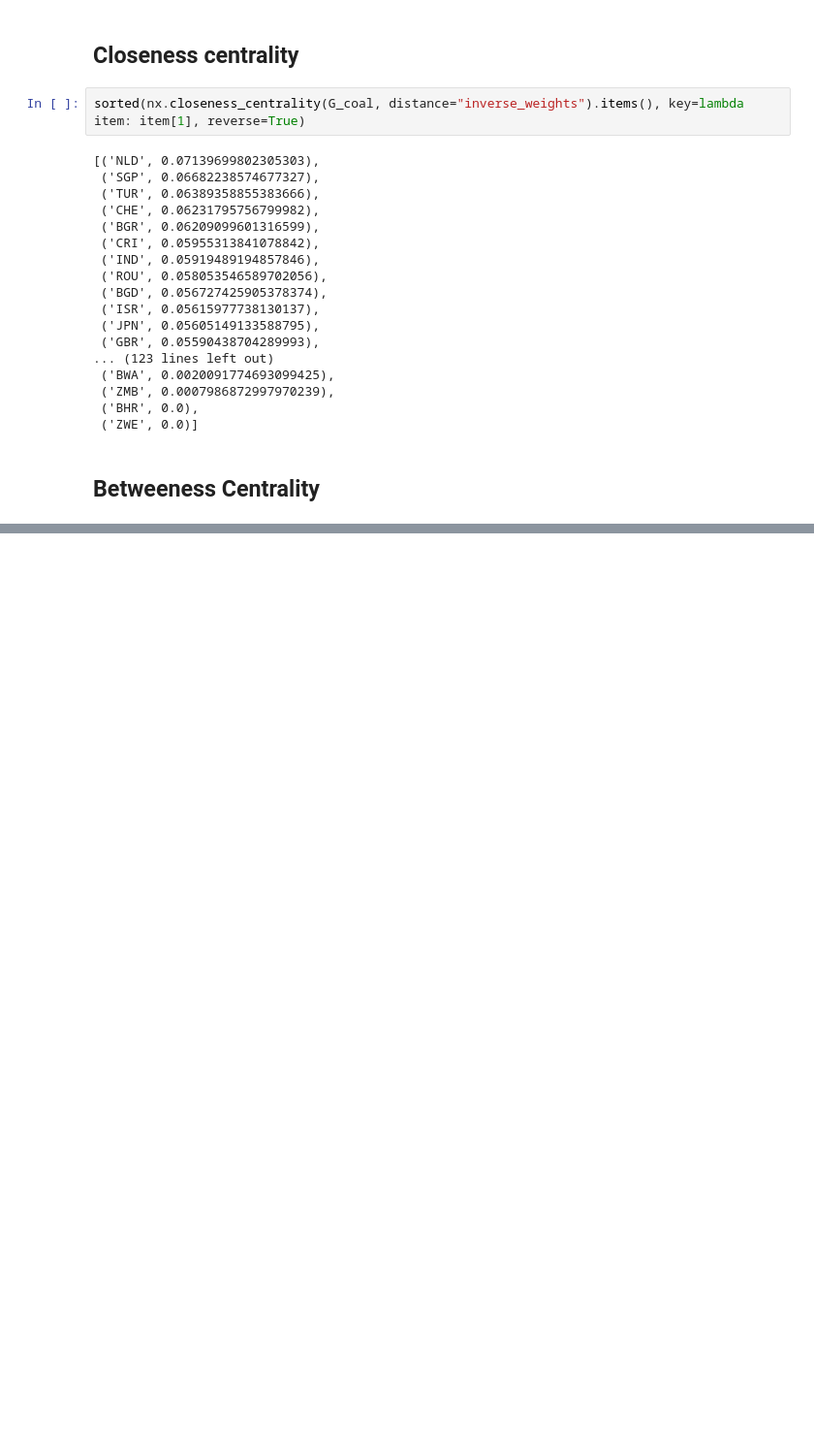
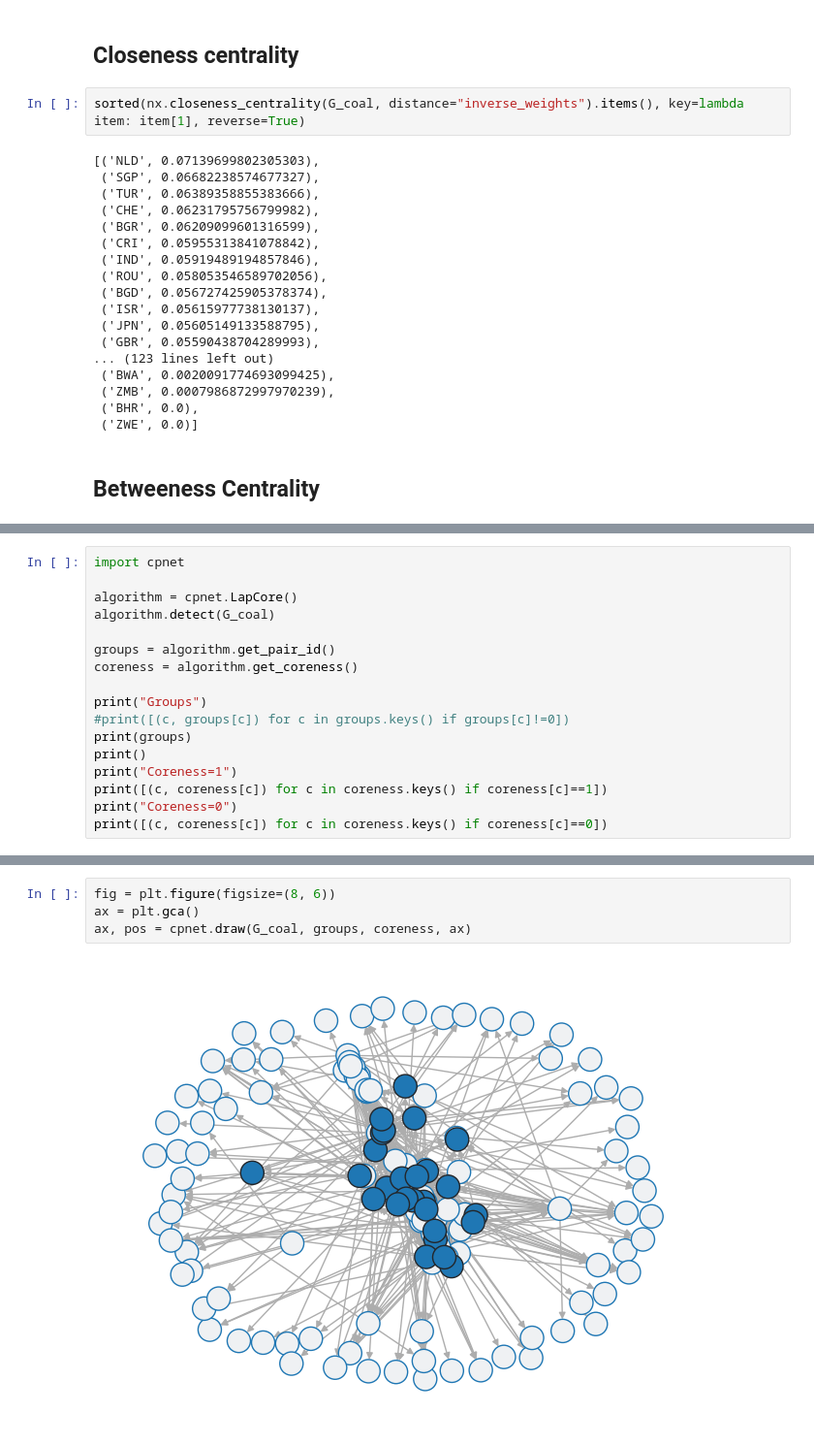
Before and after one commit to HumidBore/Social-Network-Analysis, a Jupyter notebook: SocialNetworkAnalysis.ipynb, the cells around one changed output, grey strips where cells are left out. Shown at 97% size. Saved outputs shown, nothing was run; the diff lists cells and outputs as text; blank space fills up the shorter version.

```diff
--- a/SocialNetworkAnalysis.ipynb
+++ b/SocialNetworkAnalysis.ipynb
@@ -163,0 +212,17 @@ sorted(nx.betweenness_centrality(G_coal, weight="inverse_weights").items(), key=
+# %%
+import cpnet
+
+algorithm = cpnet.LapCore()
+algorithm.detect(G_coal)
+
+groups = algorithm.get_pair_id()
+coreness = algorithm.get_coreness()
+
+print("Groups")
+#print([(c, groups[c]) for c in groups.keys() if groups[c]!=0])
+print(groups)
+print()
+print("Coreness=1")
+print([(c, coreness[c]) for c in coreness.keys() if coreness[c]==1])
+print("Coreness=0")
+print([(c, coreness[c]) for c in coreness.keys() if coreness[c]==0])
@@ -163,0 +237,6 @@ sorted(nx.betweenness_centrality(G_coal, weight="inverse_weights").items(), key=
+# %%
+fig = plt.figure(figsize=(8, 6))
+ax = plt.gca()
+ax, pos = cpnet.draw(G_coal, groups, coreness, ax)
+# %% [output]
+[figure, added]
```
Also changed, not shown: parts of 20 cells of this notebook.
